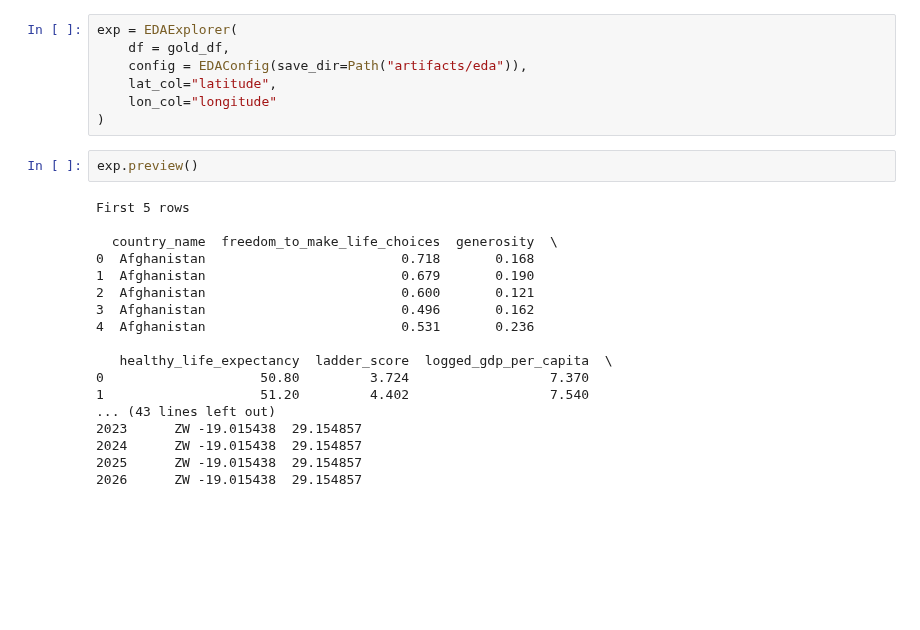
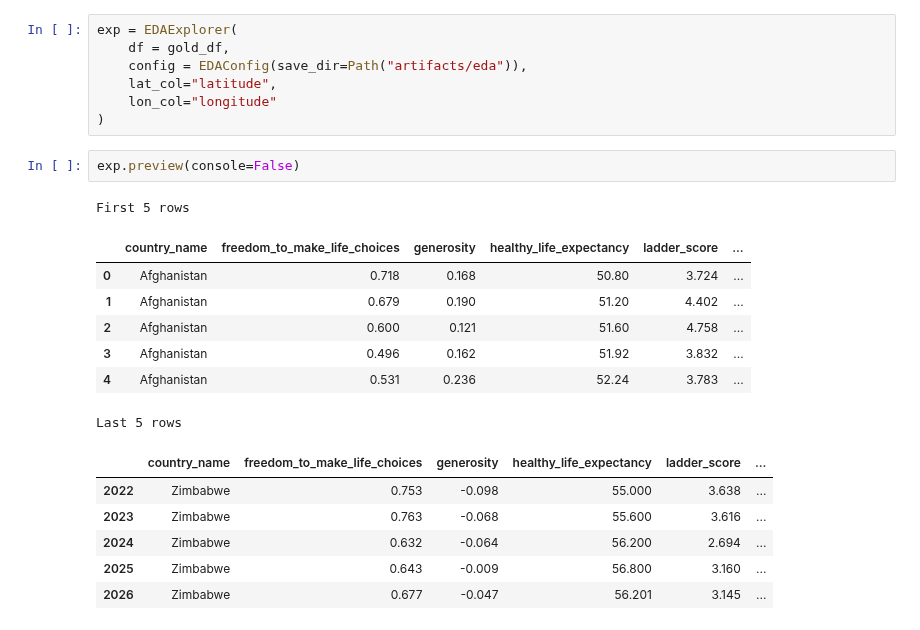
Before and after one commit to Ch3rry-Pi3-AI/DataAnalysis-World-Happiness-Report, a Jupyter notebook: notebooks/eda_notebook.ipynb, the cells around one changed output. Saved outputs shown, nothing was run; the diff lists cells and outputs as text; blank space fills up the shorter version.

```diff
--- a/notebooks/eda_notebook.ipynb
+++ b/notebooks/eda_notebook.ipynb
@@ -35,25 +27,22 @@ exp = EDAExplorer(
     lon_col="longitude"
 )
 # %%
-exp.preview()
+exp.preview(console=False)
 # %% [output]
 First 5 rows
-
-  country_name  freedom_to_make_life_choices  generosity  \
-0  Afghanistan                         0.718       0.168
-1  Afghanistan                         0.679       0.190
-2  Afghanistan                         0.600       0.121
-3  Afghanistan                         0.496       0.162
-4  Afghanistan                         0.531       0.236
-
-   healthy_life_expectancy  ladder_score  logged_gdp_per_capita  \
-0                    50.80         3.724                  7.370
-1                    51.20         4.402                  7.540
-... (43 lines left out)
-2023      ZW -19.015438  29.154857
-2024      ZW -19.015438  29.154857
-2025      ZW -19.015438  29.154857
-2026      ZW -19.015438  29.154857
+|  | country_name | freedom_to_make_life_choices | generosity | healthy_life_expectancy | ladder_score | ... |
+| 0 | Afghanistan | 0.718 | 0.168 | 50.80 | 3.724 | ... |
+| 1 | Afghanistan | 0.679 | 0.190 | 51.20 | 4.402 | ... |
+| 2 | Afghanistan | 0.600 | 0.121 | 51.60 | 4.758 | ... |
+| 3 | Afghanistan | 0.496 | 0.162 | 51.92 | 3.832 | ... |
+| 4 | Afghanistan | 0.531 | 0.236 | 52.24 | 3.783 | ... |
+Last 5 rows
+|  | country_name | freedom_to_make_life_choices | generosity | healthy_life_expectancy | ladder_score | ... |
+| 2022 | Zimbabwe | 0.753 | -0.098 | 55.000 | 3.638 | ... |
+| 2023 | Zimbabwe | 0.763 | -0.068 | 55.600 | 3.616 | ... |
+| 2024 | Zimbabwe | 0.632 | -0.064 | 56.200 | 2.694 | ... |
+| 2025 | Zimbabwe | 0.643 | -0.009 | 56.800 | 3.160 | ... |
+| 2026 | Zimbabwe | 0.677 | -0.047 | 56.201 | 3.145 | ... |
 # %%
 exp.info()
 # %% [output]
```
Also changed, not shown: parts of 10 cells of this notebook, 6 other files.
